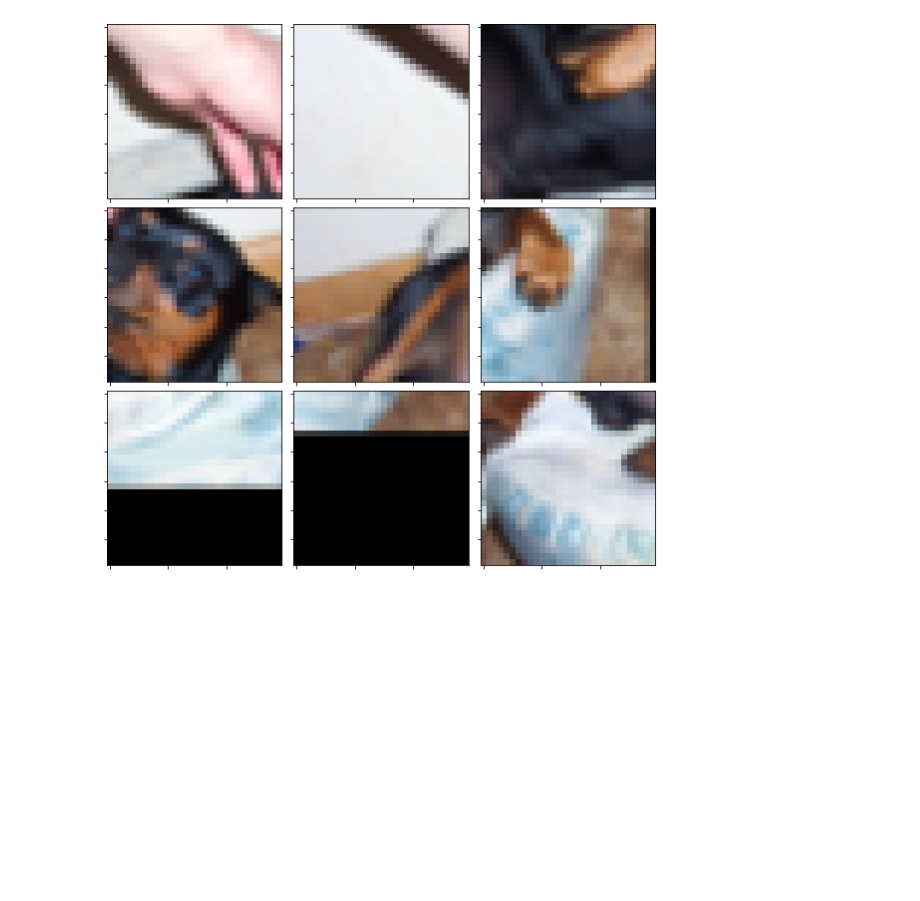
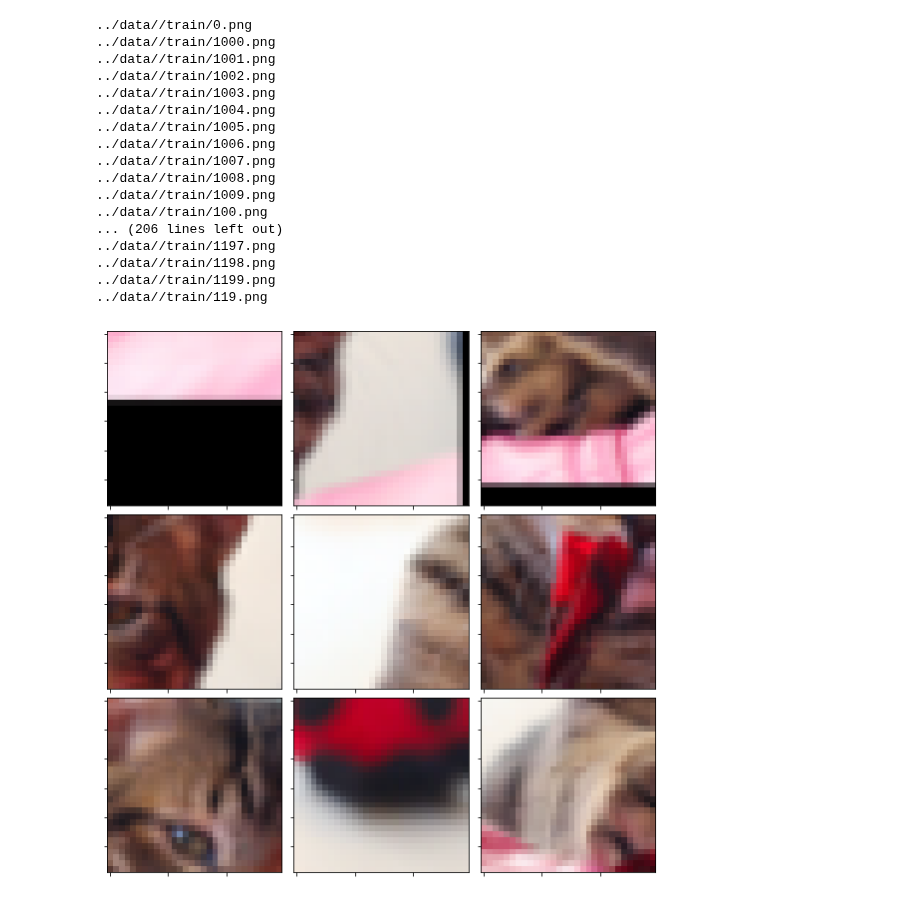
Before and after one commit to lhmartin/CV_project, a Jupyter notebook: JigsawPuzzlePytorch-master/Testing.ipynb, the cells around one changed output. Saved outputs shown, nothing was run; the diff lists cells and outputs as text; code cells hidden in the pictures; blank space fills up the shorter version.

```diff
--- a/JigsawPuzzlePytorch-master/Testing.ipynb
+++ b/JigsawPuzzlePytorch-master/Testing.ipynb
@@ -148,27 +149,44 @@ train_loader = torch.utils.data.DataLoader(dataset=train_data,
                                             num_workers=1)
 # %%
 for i, (images, labels, original) in enumerate(train_loader):
-        if (i == 300):
+        if (i == 220):
             break
 
 plt.figure(figsize = (10,10))
 gs1 = gridspec.GridSpec(3, 3)
 gs1.update(wspace=0.025, hspace=0.05) # set the spacing between axes.
 
 for i in range(1,10):
    # i = i + 1 # grid spec indexes from 0
     img = images[0][i - 1][:]
     img = np.transpose(np.array(img), (1,2,0))
     ax1 = plt.subplot(gs1[i - 1])
     plt.imshow(img)
     plt.axis('on')
     ax1.set_xticklabels([])
     ax1.set_yticklabels([])
     ax1.set_aspect('equal')
 
 plt.show()
 # %% [output]
+../data//train/0.png
+../data//train/1000.png
+../data//train/1001.png
+../data//train/1002.png
+../data//train/1003.png
+../data//train/1004.png
+../data//train/1005.png
+../data//train/1006.png
+../data//train/1007.png
+../data//train/1008.png
+../data//train/1009.png
+../data//train/100.png
+... (206 lines left out)
+../data//train/1197.png
+../data//train/1198.png
+../data//train/1199.png
+../data//train/119.png
-[figure, old version]
+[figure, new version]
 # %%
 plt.figure(figsize = (10,10))
 gs1 = gridspec.GridSpec(3, 3)
```
Also changed, not shown: parts of 2 cells of this notebook, 9 other files.
